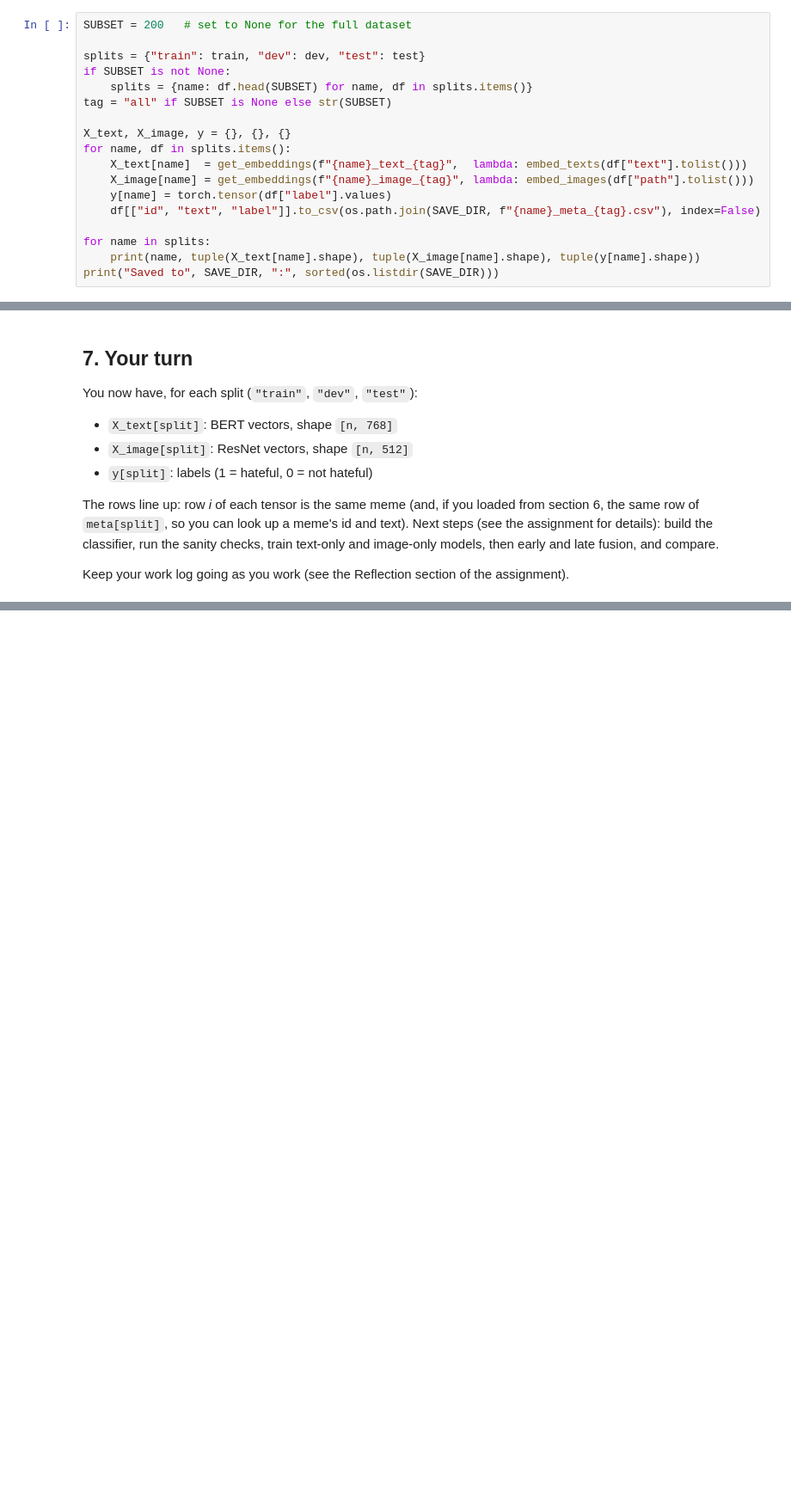
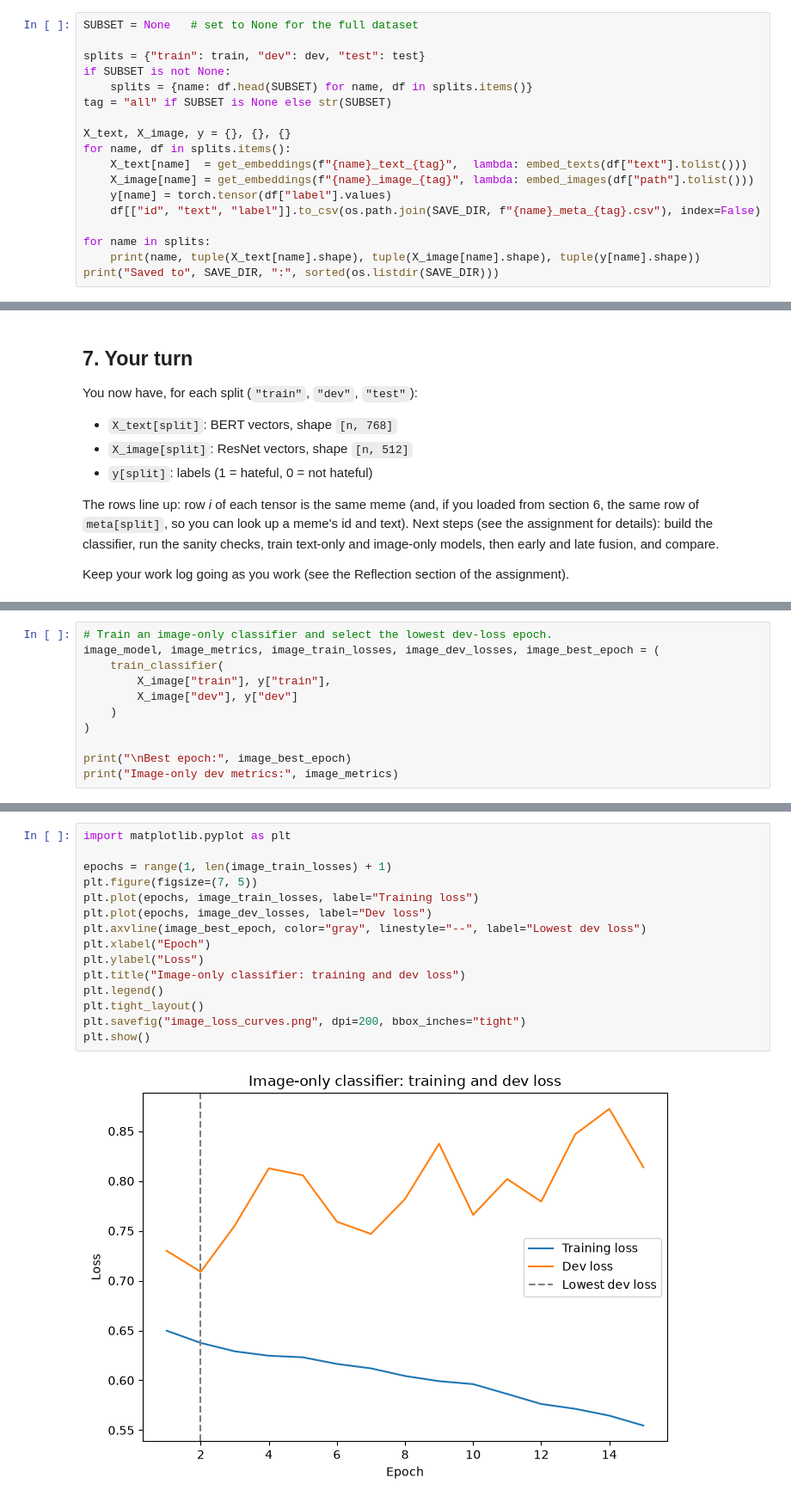
Before and after one commit to mhage82/ARI510, a Jupyter notebook: notebooks/lab3_starter.ipynb, the cells around one changed output, grey strips where cells are left out. Shown at 86% size. Saved outputs shown, nothing was run; the diff lists cells and outputs as text; blank space fills up the shorter version.

```diff
--- a/notebooks/lab3_starter.ipynb
+++ b/notebooks/lab3_starter.ipynb
@@ -160,7 +236,7 @@ Start with `SUBSET = 200` to make sure everything works end to end. Then set `SU
 
 Note: the file names include the subset size, so subset and full runs don't overwrite each other. This cell also saves each split's ids, texts, and labels as a small CSV, so you can work without the original data files later.
 # %%
-SUBSET = 200   # set to None for the full dataset
+SUBSET = None   # set to None for the full dataset
 
 splits = {"train": train, "dev": dev, "test": test}
 if SUBSET is not None:
@@ -214,0 +662,11 @@ Keep your work log going as you work (see the Reflection section of the assignme
+# %%
+# Train an image-only classifier and select the lowest dev-loss epoch.
+image_model, image_metrics, image_train_losses, image_dev_losses, image_best_epoch = (
+    train_classifier(
+        X_image["train"], y["train"],
+        X_image["dev"], y["dev"]
+    )
+)
+
+print("\nBest epoch:", image_best_epoch)
+print("Image-only dev metrics:", image_metrics)
@@ -214,0 +694,17 @@ Keep your work log going as you work (see the Reflection section of the assignme
+# %%
+import matplotlib.pyplot as plt
+
+epochs = range(1, len(image_train_losses) + 1)
+plt.figure(figsize=(7, 5))
+plt.plot(epochs, image_train_losses, label="Training loss")
+plt.plot(epochs, image_dev_losses, label="Dev loss")
+plt.axvline(image_best_epoch, color="gray", linestyle="--", label="Lowest dev loss")
+plt.xlabel("Epoch")
+plt.ylabel("Loss")
+plt.title("Image-only classifier: training and dev loss")
+plt.legend()
+plt.tight_layout()
+plt.savefig("image_loss_curves.png", dpi=200, bbox_inches="tight")
+plt.show()
+# %% [output]
+[figure, added]
```
Also changed, not shown: parts of 41 cells of this notebook.
